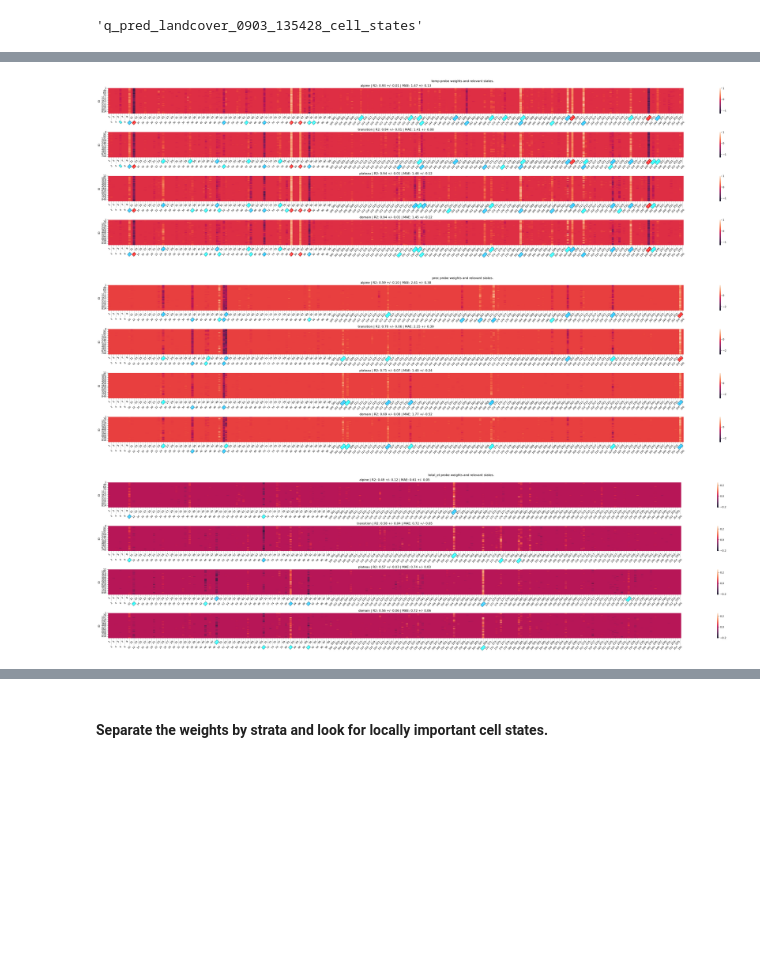
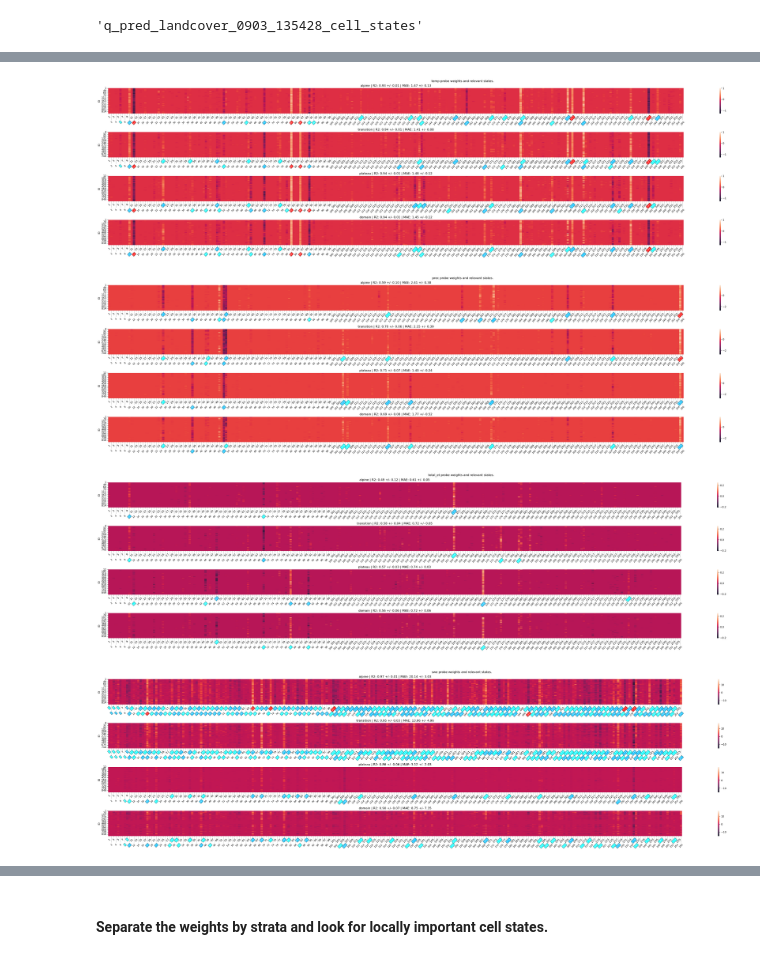
Before and after one commit to tripleUU-U/lamah-ce_lstm, a Jupyter notebook: analysis/probing/probing.ipynb, the cells around one changed output, grey strips where cells are left out. Cells and saved outputs as stored; diff of their text form; code cells hidden in the pictures; blank space fills up the shorter version.

```diff
--- a/analysis/probing/probing.ipynb
+++ b/analysis/probing/probing.ipynb
@@ -170,9 +168,9 @@ def relevance_check(cell_state_col: pd.Series, participation_threshold: float) -
 # %%
 # dict to store state relevances
 var_relevant_states = {}
-var_name_list = ["temp", "prec", "total_et"]#, "swe"]
+var_name_list = ["temp", "prec", "total_et", "swe"]
 
-for probe, name in zip([temp_basin_probe_results, prec_basin_probe_results, total_et_basin_probe_results], #swe_basin_probe_results],
+for probe, name in zip([temp_basin_probe_results, prec_basin_probe_results, total_et_basin_probe_results, swe_basin_probe_results],
                        var_name_list):
 
 	#plot temp split between the three strata with the relevant states mark accordingly
@@ -260,33 +258,34 @@ for probe, name in zip([temp_basin_probe_results, prec_basin_probe_results, tota
 					state_num = int(text_obj.get_text())
 
 					# shift state_num (which is the state label (1-indexed)) by one to align with 0-indexed list of state_relevance_list
 					state_relevance = state_relevance_list[state_num-1]
 
 					if state_relevance in relevance_level_colors.keys():
 
 						color = relevance_level_colors[state_relevance]
 
 						# Bounding Box setzen
 						text_obj.set_bbox(dict(
 							facecolor=color,
 							edgecolor='gray',
 							boxstyle='square',
 							pad=0.1
 						))
 						if not color == "lightblue":
 							text_obj.set_color("white")
 
 	var_relevant_states[name] = strata_relevant_states_df
 
 	fig.suptitle(f"{name} probe weights and relevant states.")
 	plt.tight_layout()
 
 	if save_figs:
 		fig.savefig(f"/home/wuhlmann/BA/repo/lamah-ce_lstm/results/probing/{name}_probe_weights_and_important_states.png")
 # %% [output]
 [figure]
 [figure]
 [figure]
+[figure, added]
 # %%
 for strata in list(strata_labels.values()) + ["domain"]:
 	var_domain_relevance_df = pd.DataFrame(data=[var_relevant_states[var].loc[strata] for var in var_name_list], index=var_name_list)
```
Also changed, not shown: parts of 5 cells of this notebook, 7 other files.
